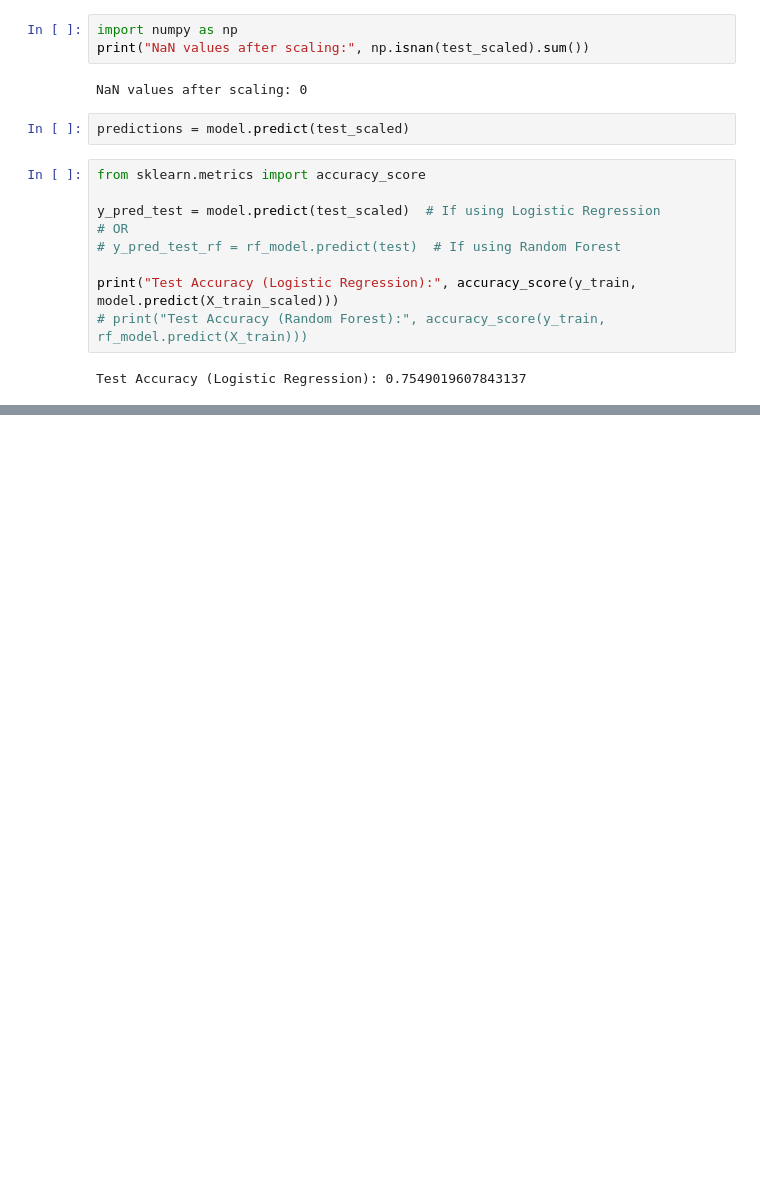
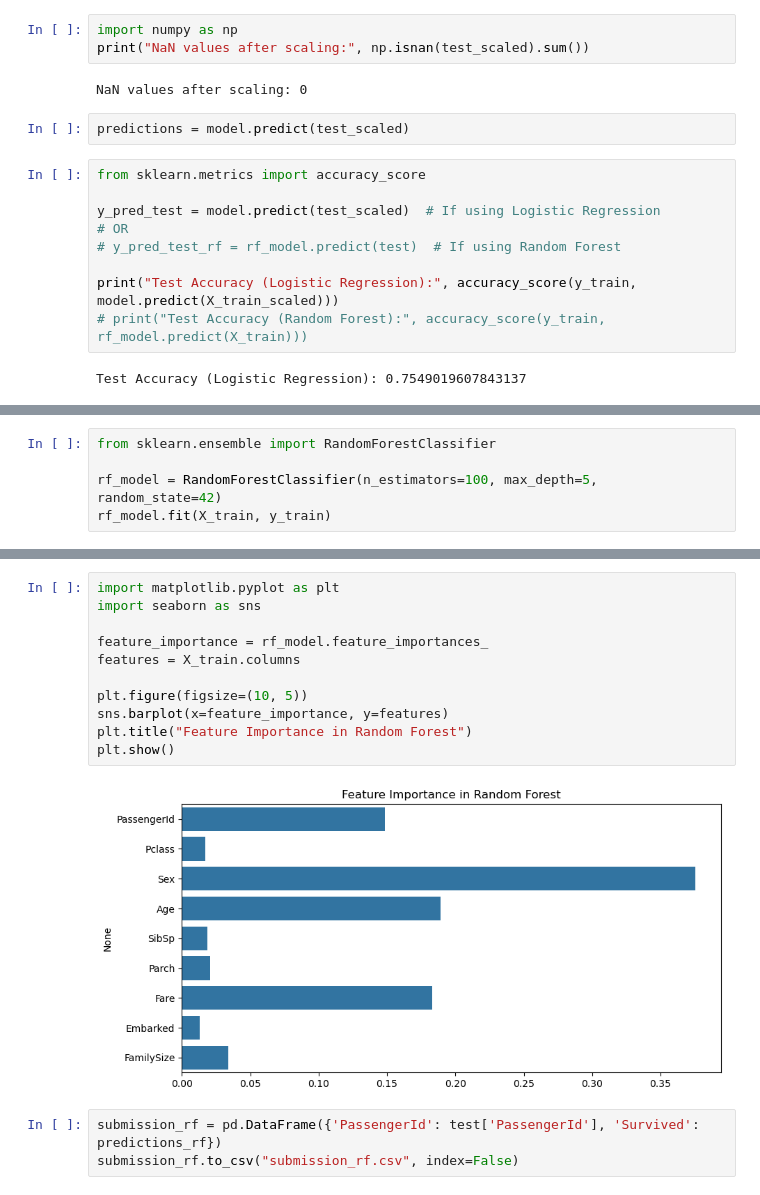
Before and after one commit to dishant-62/Titanic, a Jupyter notebook: code.ipynb, the cells around one changed output, grey strips where cells are left out. Saved outputs shown, nothing was run; the diff lists cells and outputs as text; blank space fills up the shorter version.

Commit message:
Upgrading to the Random Forest Classifier

```diff
--- a/code.ipynb
+++ b/code.ipynb
@@ -255,0 +256,5 @@ submission.to_csv("submission.csv", index=False)  # Ensure no index column
+# %%
+from sklearn.ensemble import RandomForestClassifier
+
+rf_model = RandomForestClassifier(n_estimators=100, max_depth=5, random_state=42)
+rf_model.fit(X_train, y_train)
@@ -255,0 +272,16 @@ submission.to_csv("submission.csv", index=False)  # Ensure no index column
+# %%
+import matplotlib.pyplot as plt
+import seaborn as sns
+
+feature_importance = rf_model.feature_importances_
+features = X_train.columns
+
+plt.figure(figsize=(10, 5))
+sns.barplot(x=feature_importance, y=features)
+plt.title("Feature Importance in Random Forest")
+plt.show()
+# %% [output]
+[figure, added]
+# %%
+submission_rf = pd.DataFrame({'PassengerId': test['PassengerId'], 'Survived': predictions_rf})
+submission_rf.to_csv("submission_rf.csv", index=False)
```
Also changed, not shown: parts of 12 cells of this notebook, 2 other files.
